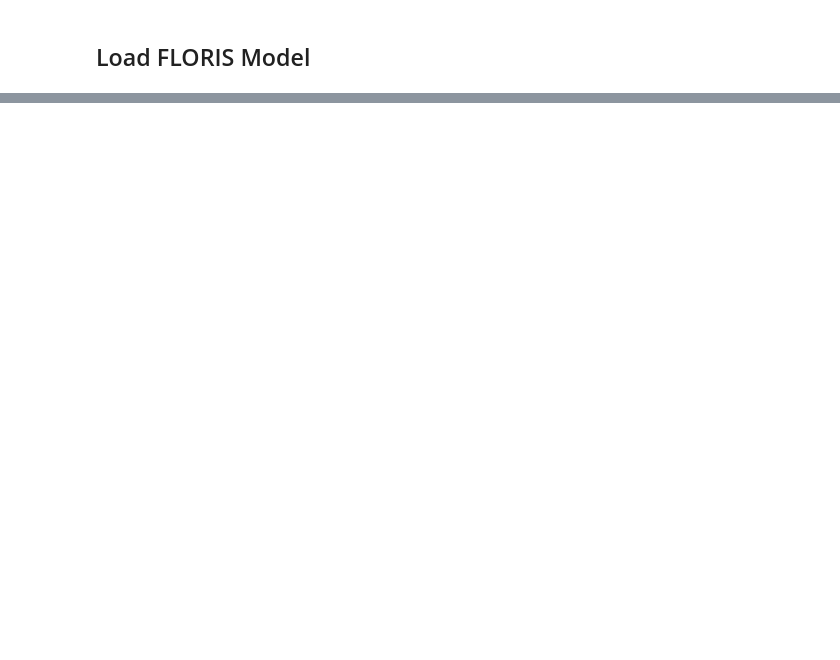
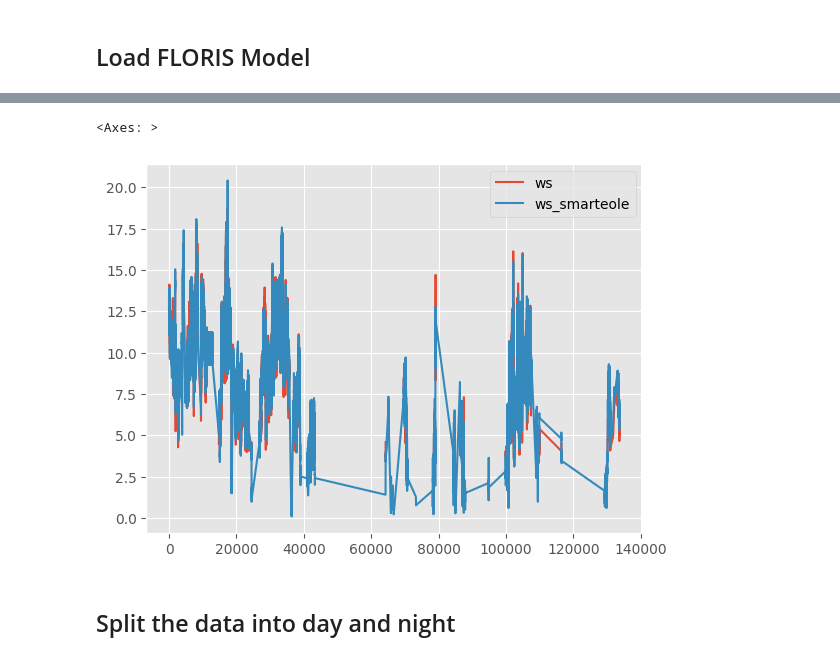
Before and after one commit to NatLabRockies/flasc, a Jupyter notebook: examples_smarteole/11_model_tuning_with_model_fit.ipynb, the cells around one changed output, grey strips where cells are left out. Drawn from its saved outputs; the diff is of its cells as text; code cells hidden in the pictures; blank space fills up the shorter version.

```diff
--- a/examples_smarteole/11_model_tuning_with_model_fit.ipynb
+++ b/examples_smarteole/11_model_tuning_with_model_fit.ipynb
@@ -81,0 +78,2 @@ fm = UncertainFlorisModel(fm, wd_std=3.0, wd_resolution=2.0, ws_resolution=0.25)
+# %%
+df_scada = estimate_ws_with_floris(df_scada, fm, verbose=True)
@@ -81,0 +88,9 @@ fm = UncertainFlorisModel(fm, wd_std=3.0, wd_resolution=2.0, ws_resolution=0.25)
+# %%
+# Use the reference turbine estimated wind speed as wind speed
+df_scada = df_scada.assign(
+    ws=lambda df_: df_[[f"ws_est_{ti:03d}" for ti in ref_turbs]].mean(axis=1),
+)
+df_scada[['ws','ws_smarteole']].plot()
+# %% [output]
+<Axes: >
+[figure, added]
@@ -81,0 +102,2 @@ fm = UncertainFlorisModel(fm, wd_std=3.0, wd_resolution=2.0, ws_resolution=0.25)
+# %% [markdown]
+## Split the data into day and night
```
Also changed, not shown: parts of 41 cells of this notebook.
